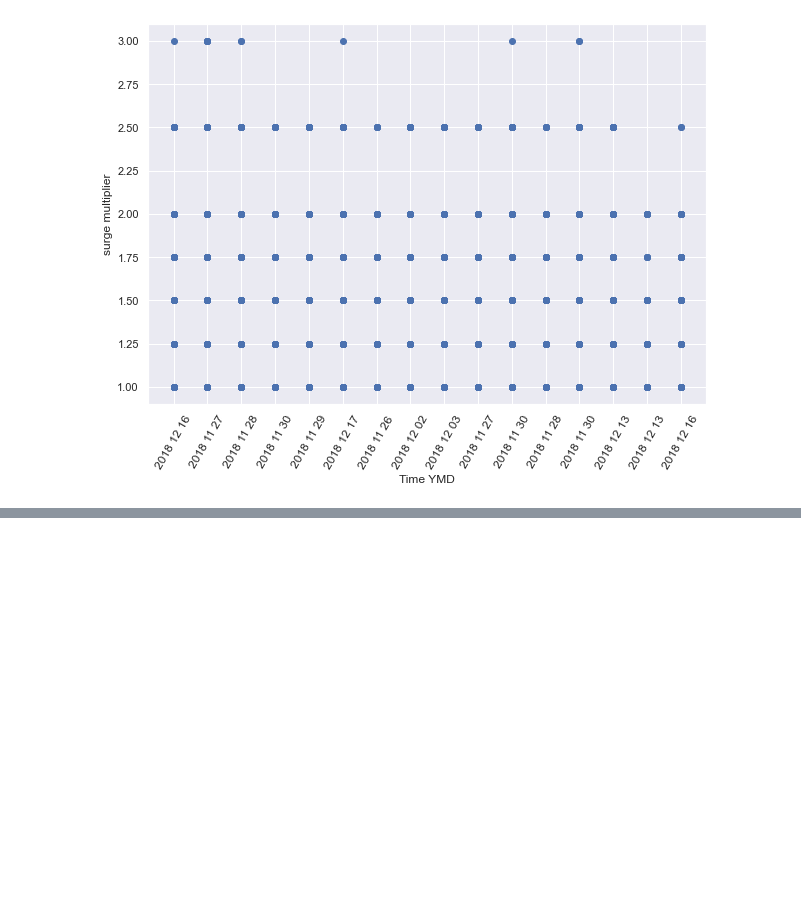
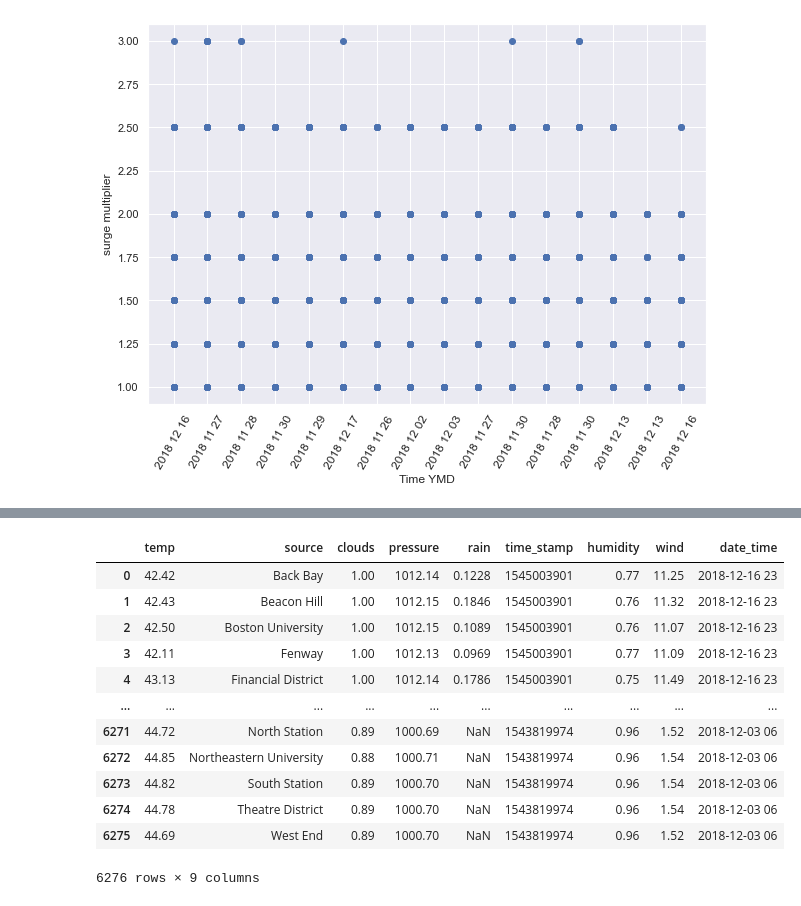
Before and after one commit to Nikpatel30/AI_ALGO_Final_Project, a Jupyter notebook: Data Acquisition & Understanding/AI_Final_project.ipynb, the cells around one changed output, grey strips where cells are left out. Saved outputs shown, nothing was run; the diff lists cells and outputs as text; code cells hidden in the pictures; blank space fills up the shorter version.

```diff
--- a/Data Acquisition & Understanding/AI_Final_project.ipynb
+++ b/Data Acquisition & Understanding/AI_Final_project.ipynb
@@ -63,4 +64,7 @@ car_ride_df
 # %%
 #below is url for weather.csv file
 url = "https://raw.githubusercontent.com/Nikpatel30/AI_ALGO_Final_Project/main/Data%20Acquisition%20%26%20Understanding/weather.csv"
-weather_df = pd.read_csv(url, error_bad_lines=False)
+weather_df0 = pd.read_csv(url, error_bad_lines=False)
+# %%
+weather_df = weather_df0
+weather_df
@@ -240,0 +311,3 @@ plt.show()
+# %%
+weather_df = weather_df.rename(columns = {'location':'source'})
+weather_df
@@ -240,0 +328,17 @@ plt.show()
+# %%
+weather_df['date_time'] = weather_df['time_stamp'].map(lambda x: datetime.utcfromtimestamp(int(x)).strftime('%Y-%m-%d %H'))
+weather_df
+# %% [output]
+|  | temp | source | clouds | pressure | rain | time_stamp | humidity | wind | date_time |
+| 0 | 42.42 | Back Bay | 1.00 | 1012.14 | 0.1228 | 1545003901 | 0.77 | 11.25 | 2018-12-16 23 |
+| 1 | 42.43 | Beacon Hill | 1.00 | 1012.15 | 0.1846 | 1545003901 | 0.76 | 11.32 | 2018-12-16 23 |
+| 2 | 42.50 | Boston University | 1.00 | 1012.15 | 0.1089 | 1545003901 | 0.76 | 11.07 | 2018-12-16 23 |
+| 3 | 42.11 | Fenway | 1.00 | 1012.13 | 0.0969 | 1545003901 | 0.77 | 11.09 | 2018-12-16 23 |
+| 4 | 43.13 | Financial District | 1.00 | 1012.14 | 0.1786 | 1545003901 | 0.75 | 11.49 | 2018-12-16 23 |
+| ... | ... | ... | ... | ... | ... | ... | ... | ... | ... |
+| 6271 | 44.72 | North Station | 0.89 | 1000.69 | NaN | 1543819974 | 0.96 | 1.52 | 2018-12-03 06 |
+| 6272 | 44.85 | Northeastern University | 0.88 | 1000.71 | NaN | 1543819974 | 0.96 | 1.54 | 2018-12-03 06 |
+| 6273 | 44.82 | South Station | 0.89 | 1000.70 | NaN | 1543819974 | 0.96 | 1.54 | 2018-12-03 06 |
+| 6274 | 44.78 | Theatre District | 0.89 | 1000.70 | NaN | 1543819974 | 0.96 | 1.54 | 2018-12-03 06 |
+| 6275 | 44.69 | West End | 0.89 | 1000.70 | NaN | 1543819974 | 0.96 | 1.52 | 2018-12-03 06 |
+6276 rows × 9 columns
```
Also changed, not shown: parts of 15 cells of this notebook.
